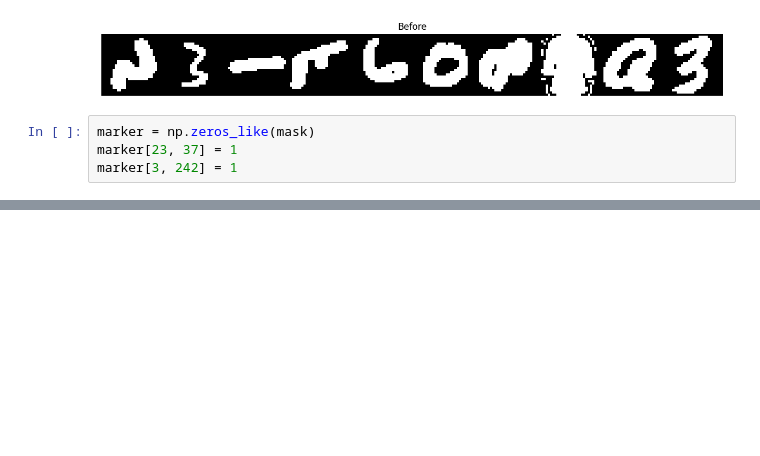
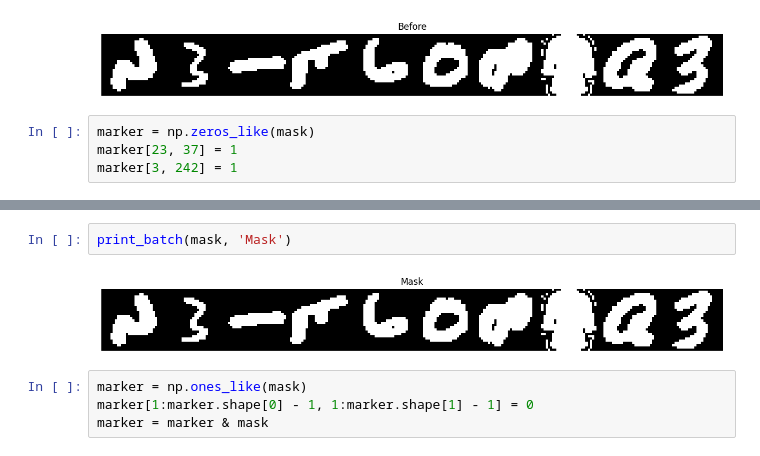
Before and after one commit to SimeonHristov99/morphological_reconstruction, a Jupyter notebook: morphological_reconstruction.ipynb, the cells around one changed output, grey strips where cells are left out. Saved outputs shown, nothing was run; the diff lists cells and outputs as text; blank space fills up the shorter version.

```diff
--- a/morphological_reconstruction.ipynb
+++ b/morphological_reconstruction.ipynb
@@ -399,0 +415,8 @@ np.savetxt("end.txt", res, fmt='%d', delimiter='')
+# %%
+print_batch(mask, 'Mask')
+# %% [output]
+[figure, added]
+# %%
+marker = np.ones_like(mask)
+marker[1:marker.shape[0] - 1, 1:marker.shape[1] - 1] = 0
+marker = marker & mask
```
Also changed, not shown: parts of 8 cells of this notebook, 2 other files.
